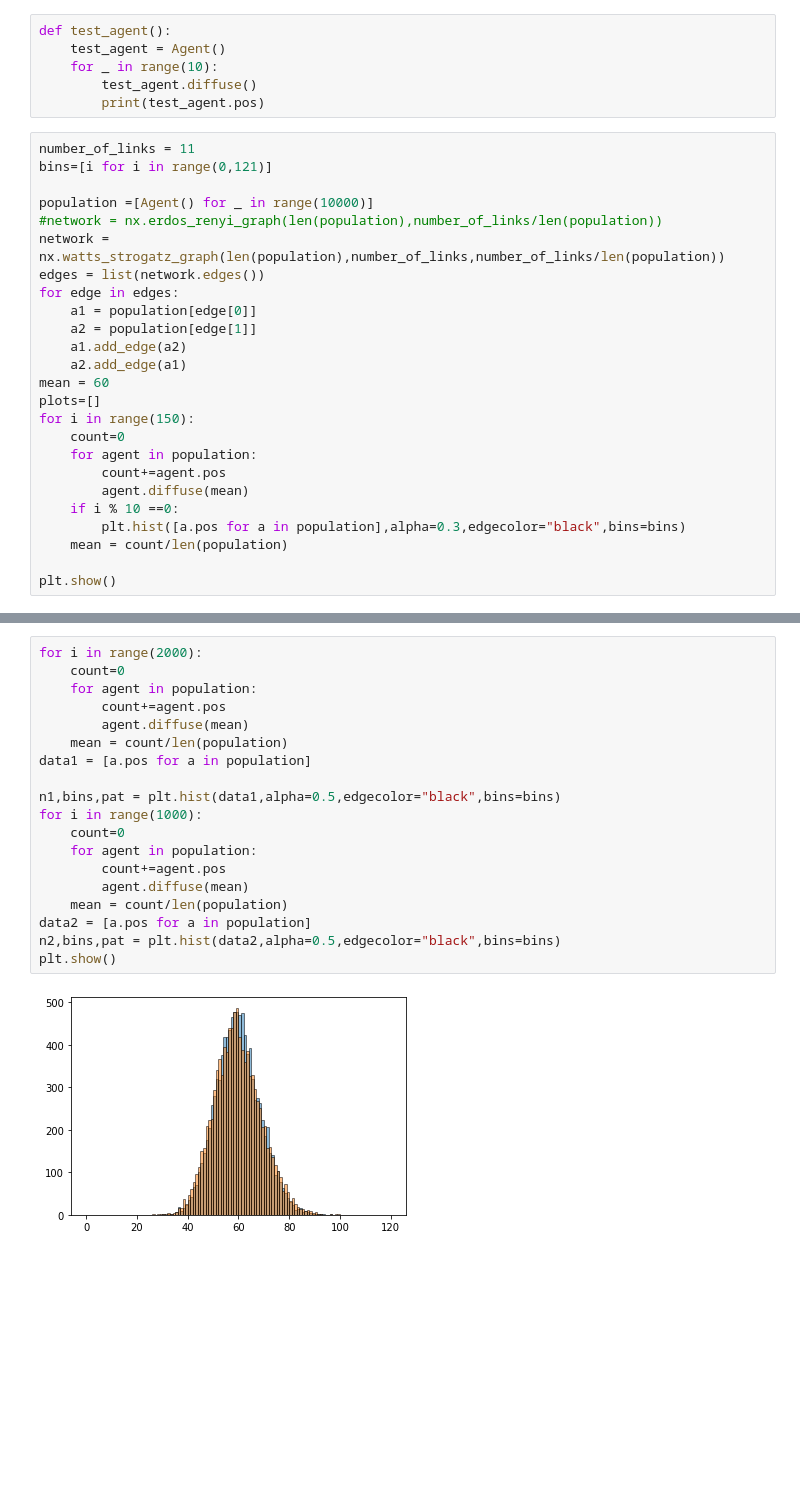
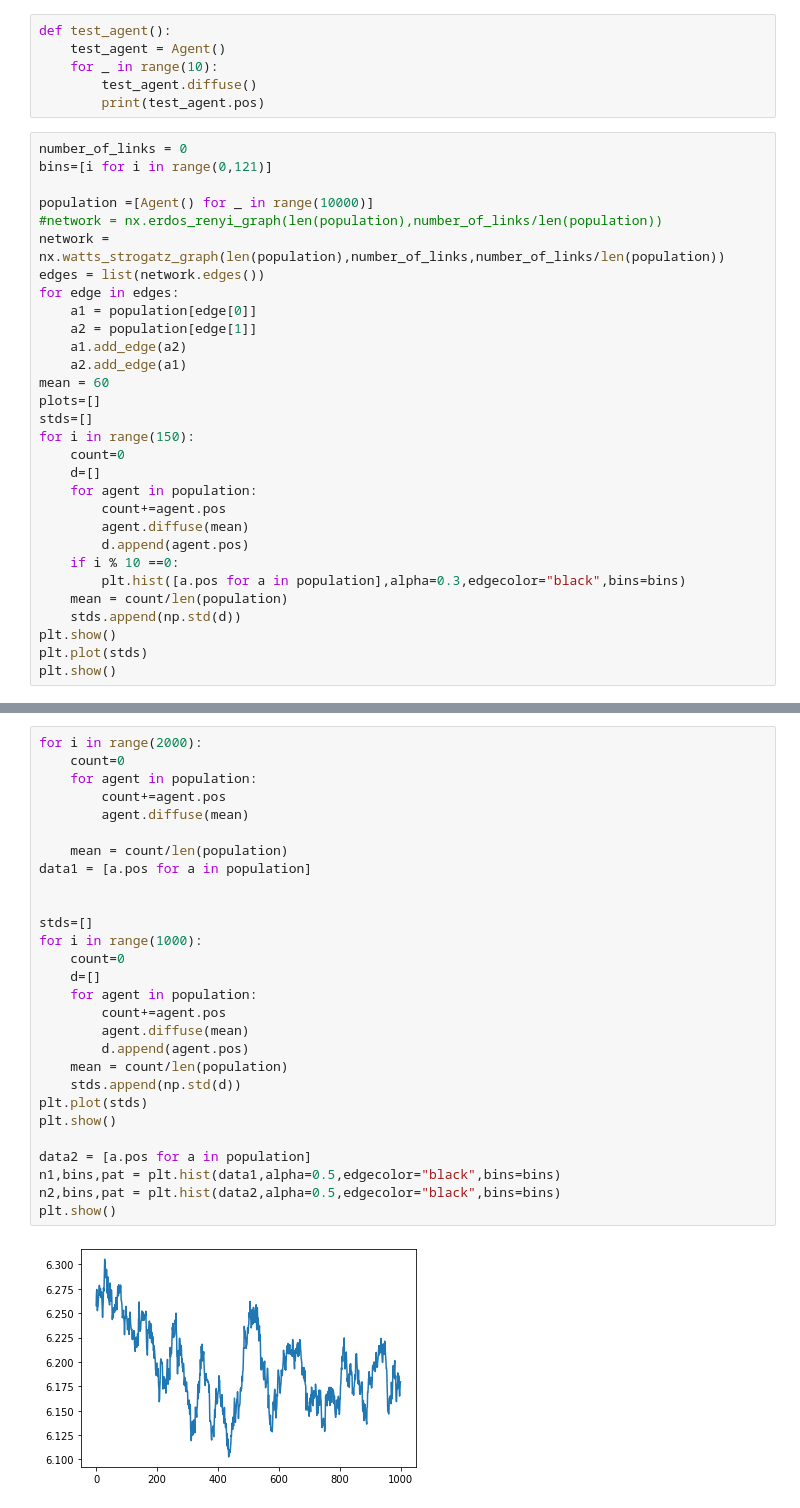
Before and after one commit to ric-colasanti/Flocking, a Jupyter notebook: 1d_flock_constrain _random_network.ipynb, the cells around one changed output, grey strips where cells are left out. Drawn from its saved outputs; the diff is of its cells as text; blank space fills up the shorter version.

Commit message:
add delta stdiv graph

```diff
--- a/1d_flock_constrain _random_network.ipynb
+++ b/1d_flock_constrain _random_network.ipynb
@@ -39,7 +39,7 @@ def test_agent():
         test_agent.diffuse()
         print(test_agent.pos)
 # %%
-number_of_links = 11
+number_of_links = 0
 bins=[i for i in range(0,121)]
 
 population =[Agent() for _ in range(10000)]
@@ -53,15 +53,20 @@ for edge in edges:
     a2.add_edge(a1)
 mean = 60
 plots=[]
+stds=[]
 for i in range(150):
     count=0
+    d=[]
     for agent in population:
         count+=agent.pos
         agent.diffuse(mean)
+        d.append(agent.pos)
     if i % 10 ==0:
         plt.hist([a.pos for a in population],alpha=0.3,edgecolor="black",bins=bins)
     mean = count/len(population)
-
+    stds.append(np.std(d))
 plt.show()
+plt.plot(stds)
+plt.show()
 # %% [output]
 [figure]
@@ -68,21 +74,30 @@ plt.show()
 # %%
 for i in range(2000):
     count=0
     for agent in population:
         count+=agent.pos
         agent.diffuse(mean)
+
     mean = count/len(population)
 data1 = [a.pos for a in population]
 
-n1,bins,pat = plt.hist(data1,alpha=0.5,edgecolor="black",bins=bins)
+
+stds=[]
 for i in range(1000):
     count=0
+    d=[]
     for agent in population:
         count+=agent.pos
         agent.diffuse(mean)
+        d.append(agent.pos)
     mean = count/len(population)
+    stds.append(np.std(d))
+plt.plot(stds)
+plt.show()
+
 data2 = [a.pos for a in population]
+n1,bins,pat = plt.hist(data1,alpha=0.5,edgecolor="black",bins=bins)
 n2,bins,pat = plt.hist(data2,alpha=0.5,edgecolor="black",bins=bins)
 plt.show()
 # %% [output]
-[figure, old version]
+[figure, new version]
```
Also changed, not shown: parts of 4 cells of this notebook, 1 other file.
